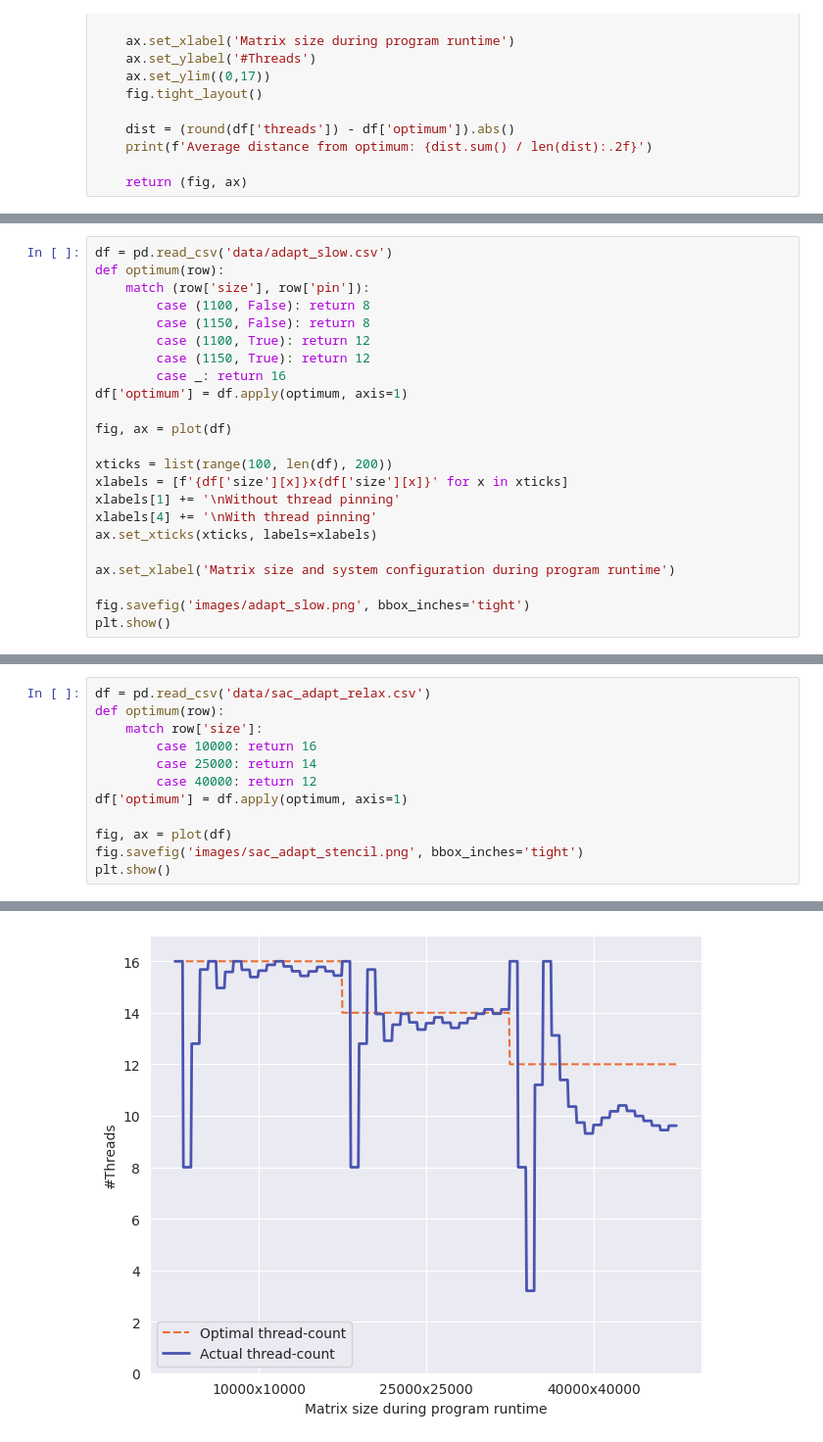
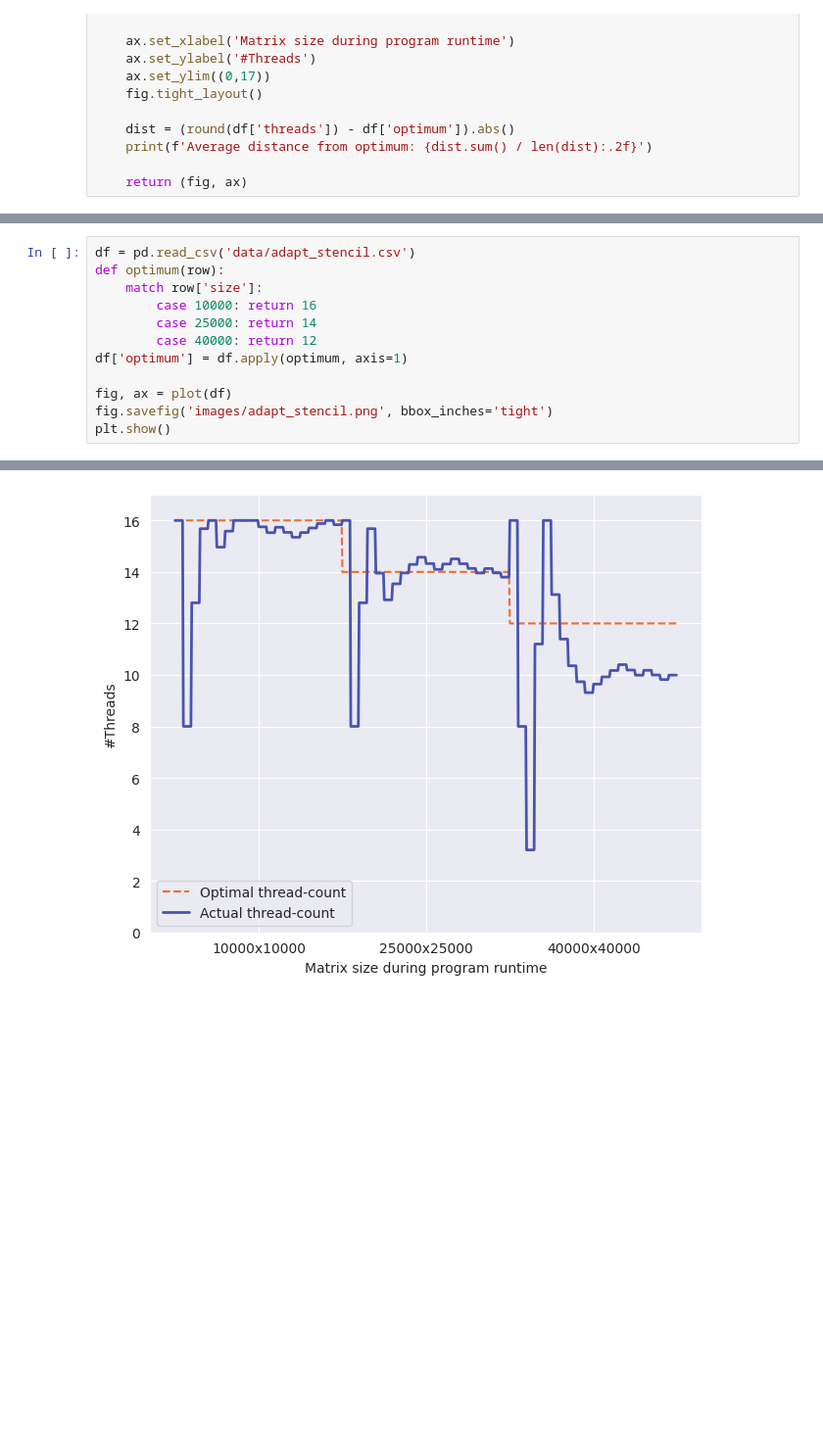
Before and after one commit to JordyAaldering/mtdynamic, a Jupyter notebook: adapt.ipynb, the cells around one changed output, grey strips where cells are left out. Shown at 98% size. Cells and saved outputs as stored; diff of their text form; blank space fills up the shorter version.

Commit message:
missing static cases

```diff
--- a/adapt.ipynb
+++ b/adapt.ipynb
@@ -56,23 +31,0 @@ Average distance from optimum: 1.27
-# %%
-df = pd.read_csv('data/adapt_slow.csv')
-def optimum(row):
-    match (row['size'], row['pin']):
-        case (1100, False): return 8
-        case (1150, False): return 8
-        case (1100, True): return 12
-        case (1150, True): return 12
-        case _: return 16
-df['optimum'] = df.apply(optimum, axis=1)
-
-fig, ax = plot(df)
-
-xticks = list(range(100, len(df), 200))
-xlabels = [f'{df['size'][x]}x{df['size'][x]}' for x in xticks]
-xlabels[1] += '\nWithout thread pinning'
-xlabels[4] += '\nWith thread pinning'
-ax.set_xticks(xticks, labels=xlabels)
-
-ax.set_xlabel('Matrix size and system configuration during program runtime')
-
-fig.savefig('images/adapt_slow.png', bbox_inches='tight')
-plt.show()
@@ -116,7 +66,7 @@ plt.show()
 Average distance from optimum: 2.02
 [figure]
 # %%
-df = pd.read_csv('data/sac_adapt_relax.csv')
+df = pd.read_csv('data/adapt_stencil.csv')
 def optimum(row):
     match row['size']:
         case 10000: return 16
@@ -125,6 +75,6 @@ def optimum(row):
 df['optimum'] = df.apply(optimum, axis=1)
 
 fig, ax = plot(df)
-fig.savefig('images/sac_adapt_stencil.png', bbox_inches='tight')
+fig.savefig('images/adapt_stencil.png', bbox_inches='tight')
 plt.show()
 # %% [output]
@@ -132 +82 @@ Average distance from optimum: 1.35
-[figure, old version]
+[figure, new version]
```
Also changed, not shown: parts of 6 cells of this notebook, 14 other files.
